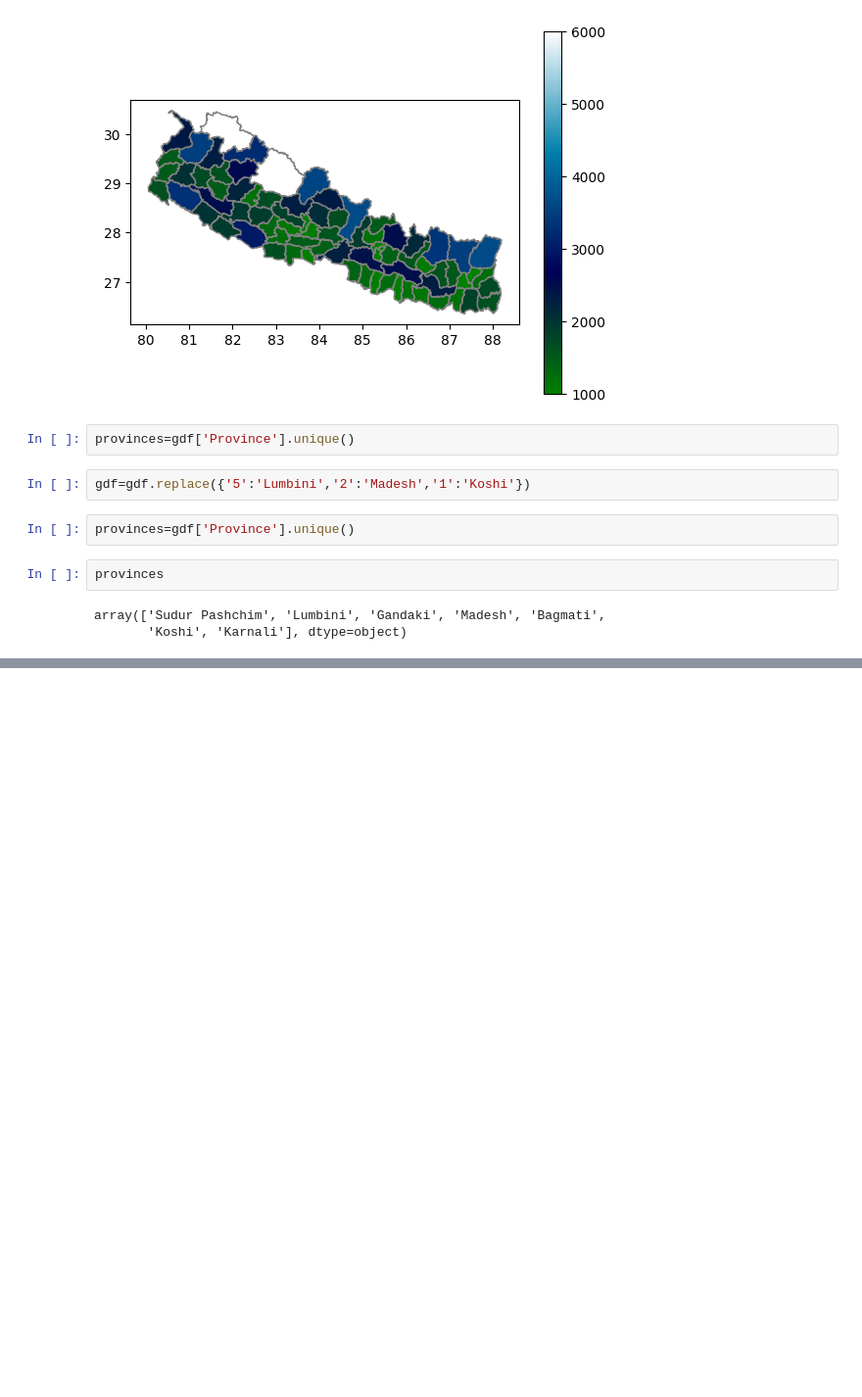
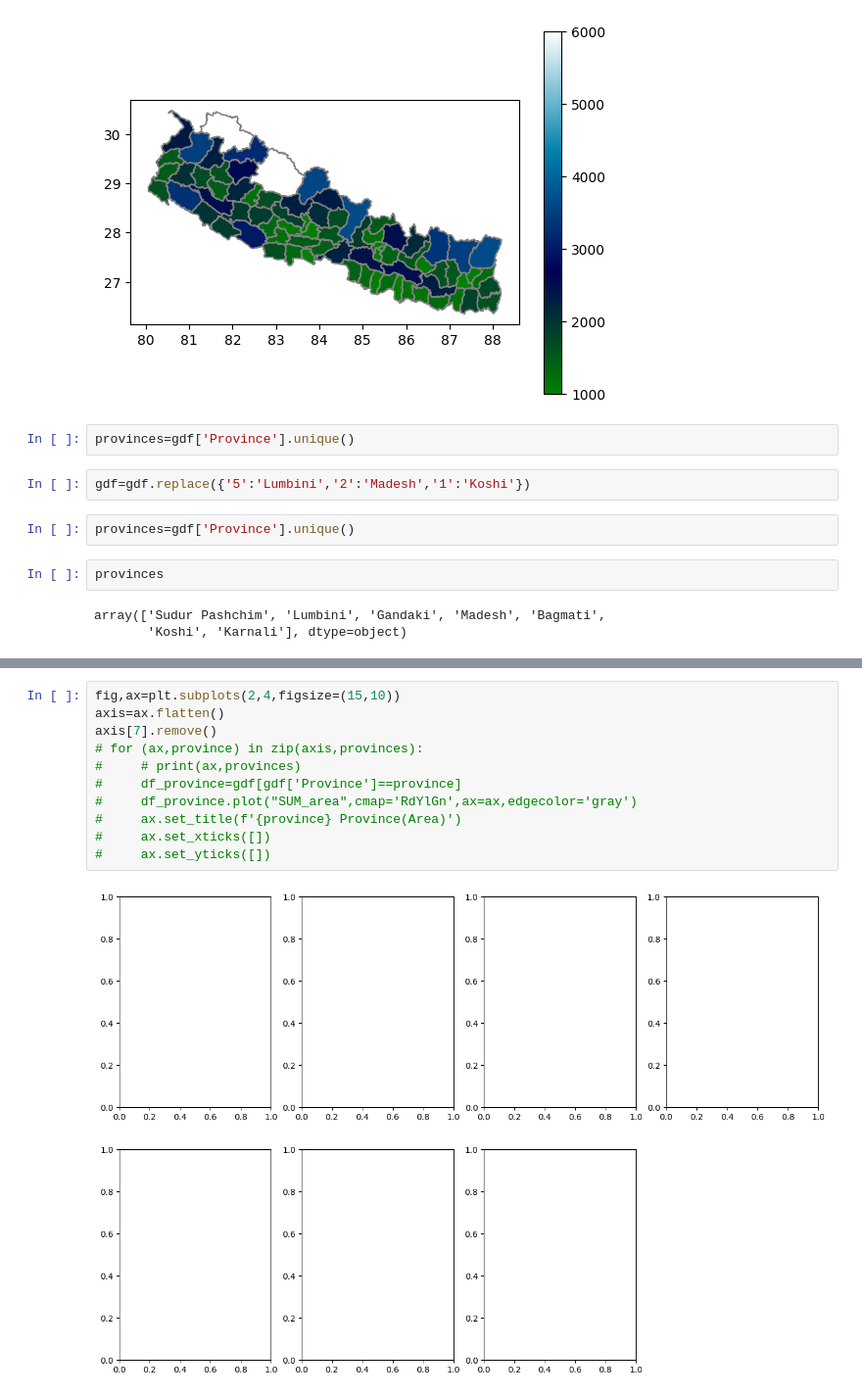
Before and after one commit to Pushpagtm/Interpolation, a Jupyter notebook: vector_processing.ipynb, the cells around one changed output, grey strips where cells are left out. Shown at 98% size. Cells and saved outputs as stored; diff of their text form; blank space fills up the shorter version.

Commit message:
provinces viauslaization

```diff
--- a/vector_processing.ipynb
+++ b/vector_processing.ipynb
@@ -116,0 +124,13 @@ array(['Sudur Pashchim', 'Lumbini', 'Gandaki', 'Madesh', 'Bagmati',
+# %%
+fig,ax=plt.subplots(2,4,figsize=(15,10))
+axis=ax.flatten()
+axis[7].remove()
+# for (ax,province) in zip(axis,provinces):
+#     # print(ax,provinces)
+#     df_province=gdf[gdf['Province']==province]
+#     df_province.plot("SUM_area",cmap='RdYlGn',ax=ax,edgecolor='gray')
+#     ax.set_title(f'{province} Province(Area)')
+#     ax.set_xticks([])
+#     ax.set_yticks([])
+# %% [output]
+[figure, added]
```
Also changed, not shown: parts of 3 cells of this notebook.
